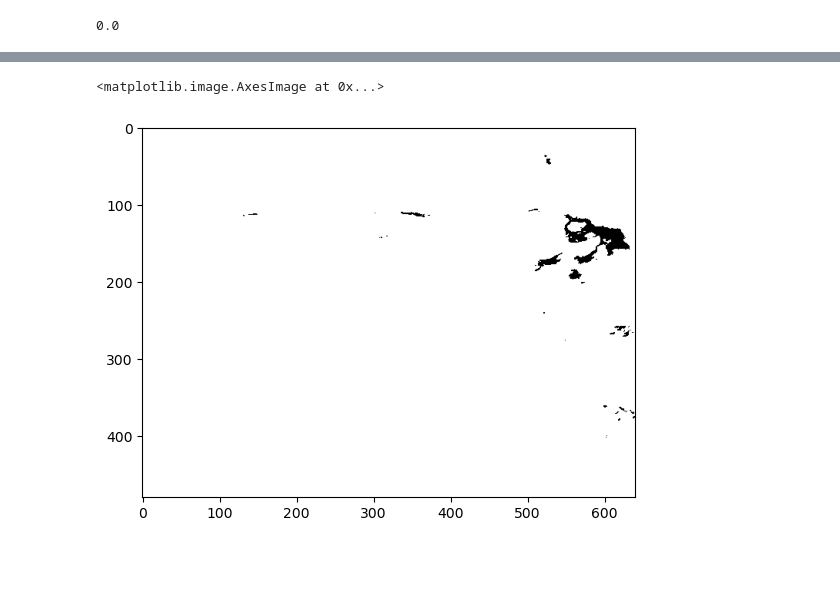
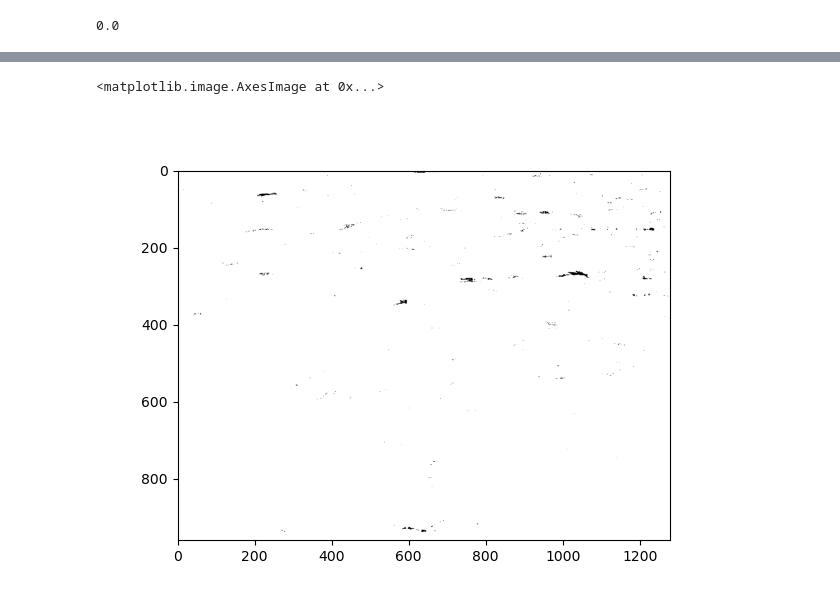
Before and after one commit to irene146/whitecaps, a Jupyter notebook: v1.1.ipynb, the cells around one changed output, grey strips where cells are left out. Drawn from its saved outputs; the diff is of its cells as text; code cells hidden in the pictures; blank space fills up the shorter version.

```diff
--- a/v1.1.ipynb
+++ b/v1.1.ipynb
@@ -10,5 +11,5 @@ from scipy.ndimage import generic_filter
 # %%
-image_path = 'C:/Users/ica/OneDrive - Plymouth Marine Laboratory/vscode/whitecaps/Stbd_2011_07_03_10_00_00.jpg'
+image_path = 'C:/Users/ica/OneDrive - Plymouth Marine Laboratory/vscode/whitecaps/data/Stbd_2011_06_26_22_00_00.jpg'
 # %%
 im = io.imread(image_path).astype(np.float64)
 #convert pixels into numbes
@@ -30,7 +32,7 @@ def moving_min(block):
     return np.nanmin(block) * np.ones_like(block)
 # %%
 #applies funciton with a 50x50 block for the whole image
-background = ndi.minimum_filter(im_rg, size=(50, 50))
+background = ndi.minimum_filter(im_rg, size=(25, 25))
 # %%
 #background_smoothed = filters.gaussian(background, sigma=10) #singma is amount of smoothing
 
@@ -134,7 +173,7 @@ plt.show()
 # %%
-whitecap_mask = im_subtracted >0.44
-plt.figure(5)
+whitecap_mask = im_subtracted > 0.18708298
+plt.figure()
 plt.imshow(whitecap_mask, cmap='binary')
 # %% [output]
 <matplotlib.image.AxesImage at 0x...>
-[figure, old version]
+[figure, new version]
```
Also changed, not shown: parts of 13 cells of this notebook.
